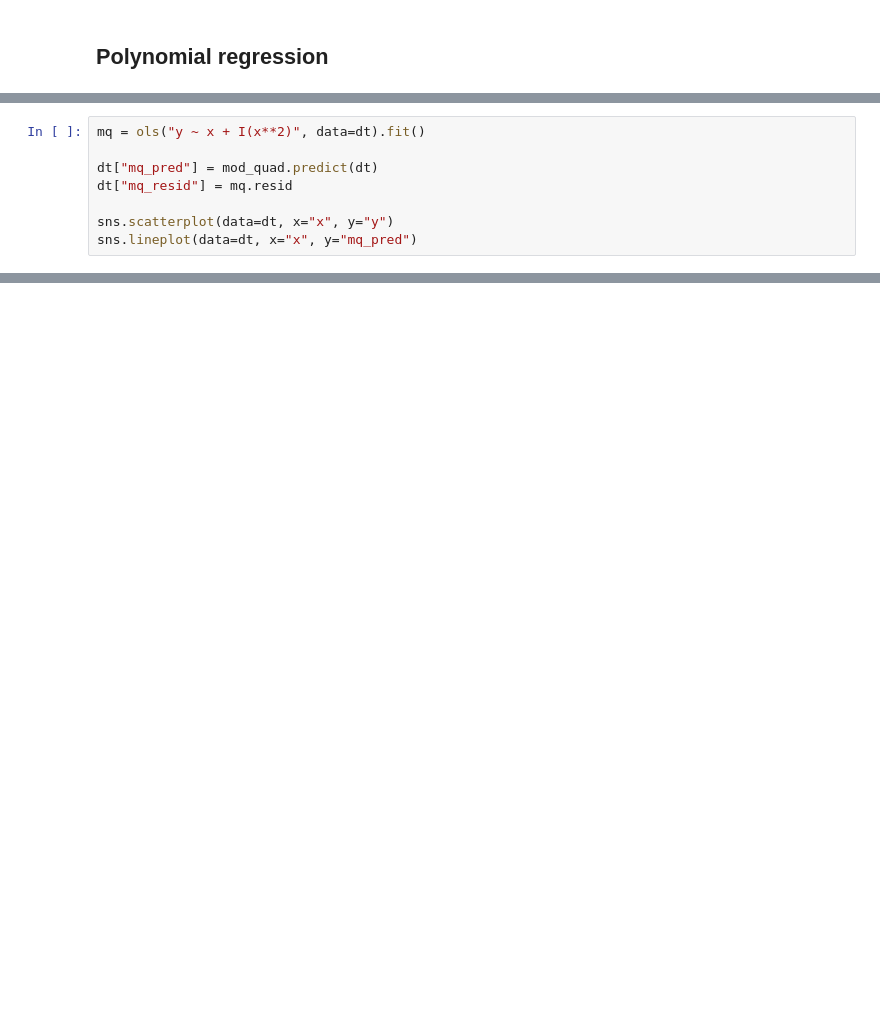
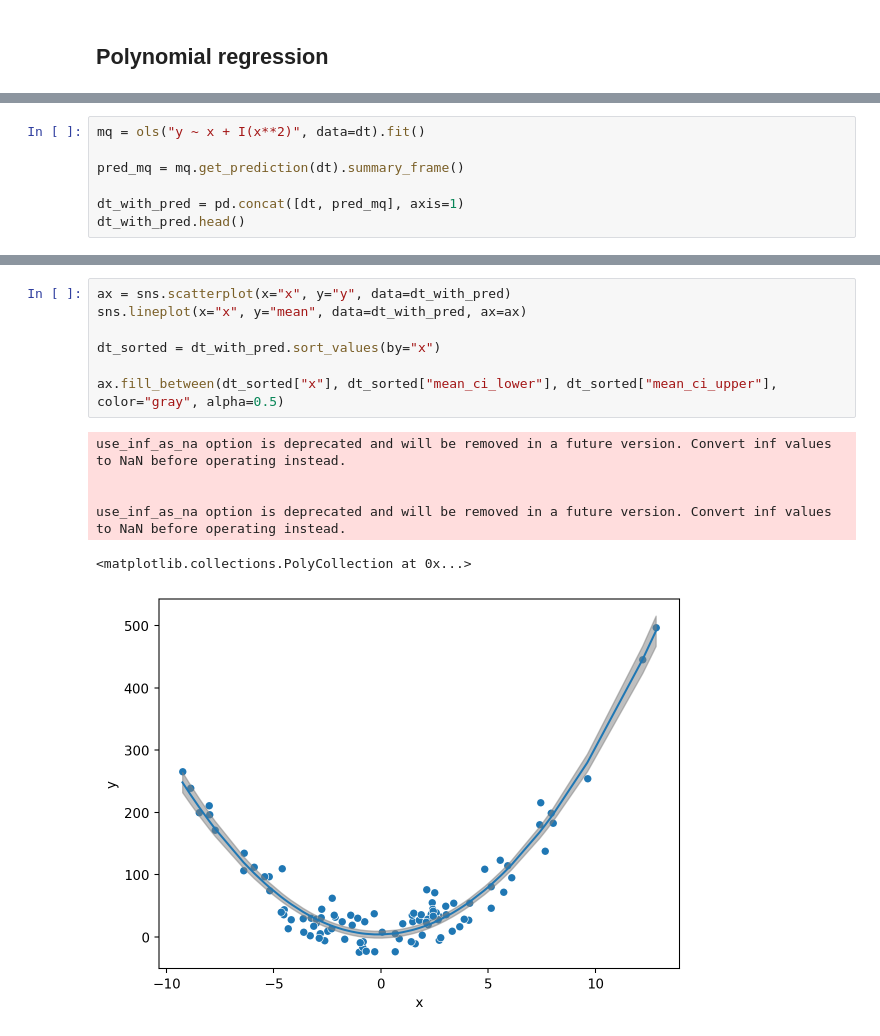
Before and after one commit to febse/econ2024-de, a Jupyter notebook: 07-NL.ipynb, the cells around one changed output, grey strips where cells are left out. Cells and saved outputs as stored; diff of their text form; blank space fills up the shorter version.

```diff
--- a/07-NL.ipynb
+++ b/07-NL.ipynb
@@ -231,8 +293,0 @@ sns.lmplot(data=dt, x="x", y="resid_lin")
-# %%
-mq = ols("y ~ x + I(x**2)", data=dt).fit()
-
-dt["mq_pred"] = mod_quad.predict(dt)
-dt["mq_resid"] = mq.resid
-
-sns.scatterplot(data=dt, x="x", y="y")
-sns.lineplot(data=dt, x="x", y="mq_pred")
@@ -241,0 +294,7 @@ sns.lineplot(data=dt, x="x", y="mq_pred")
+# %%
+mq = ols("y ~ x + I(x**2)", data=dt).fit()
+
+pred_mq = mq.get_prediction(dt).summary_frame()
+
+dt_with_pred = pd.concat([dt, pred_mq], axis=1)
+dt_with_pred.head()
@@ -241,0 +308,14 @@ sns.lineplot(data=dt, x="x", y="mq_pred")
+# %%
+ax = sns.scatterplot(x="x", y="y", data=dt_with_pred)
+sns.lineplot(x="x", y="mean", data=dt_with_pred, ax=ax)
+
+dt_sorted = dt_with_pred.sort_values(by="x")
+
+ax.fill_between(dt_sorted["x"], dt_sorted["mean_ci_lower"], dt_sorted["mean_ci_upper"], color="gray", alpha=0.5)
+# %% [output]
+use_inf_as_na option is deprecated and will be removed in a future version. Convert inf values to NaN before operating instead.
+
+
+use_inf_as_na option is deprecated and will be removed in a future version. Convert inf values to NaN before operating instead.
+<matplotlib.collections.PolyCollection at 0x...>
+[figure, added]
```
Also changed, not shown: parts of 11 cells of this notebook, 7 other files.
